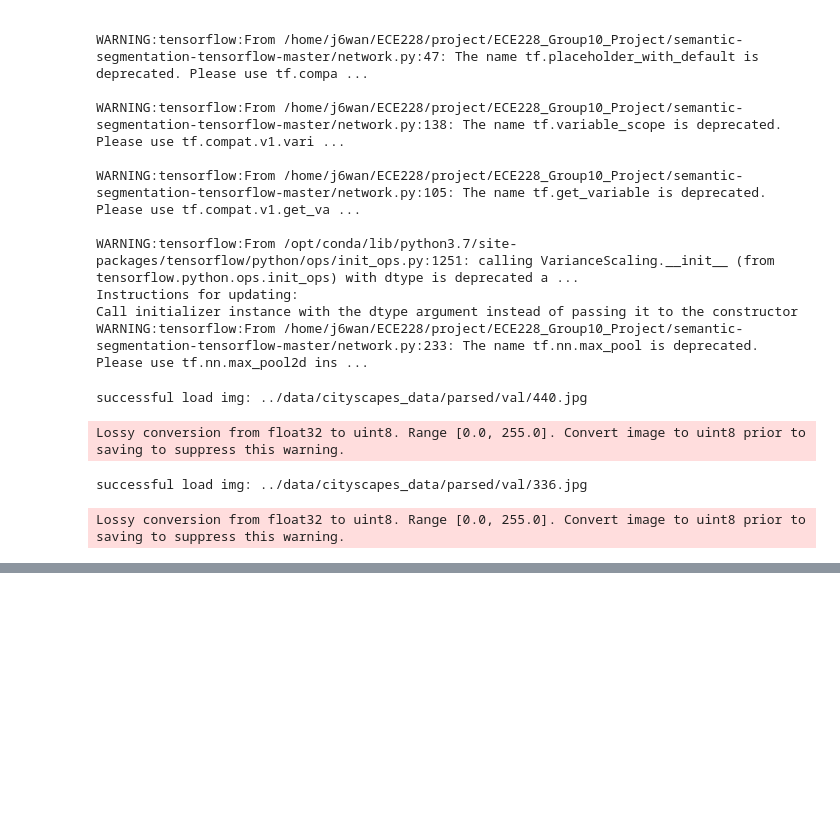
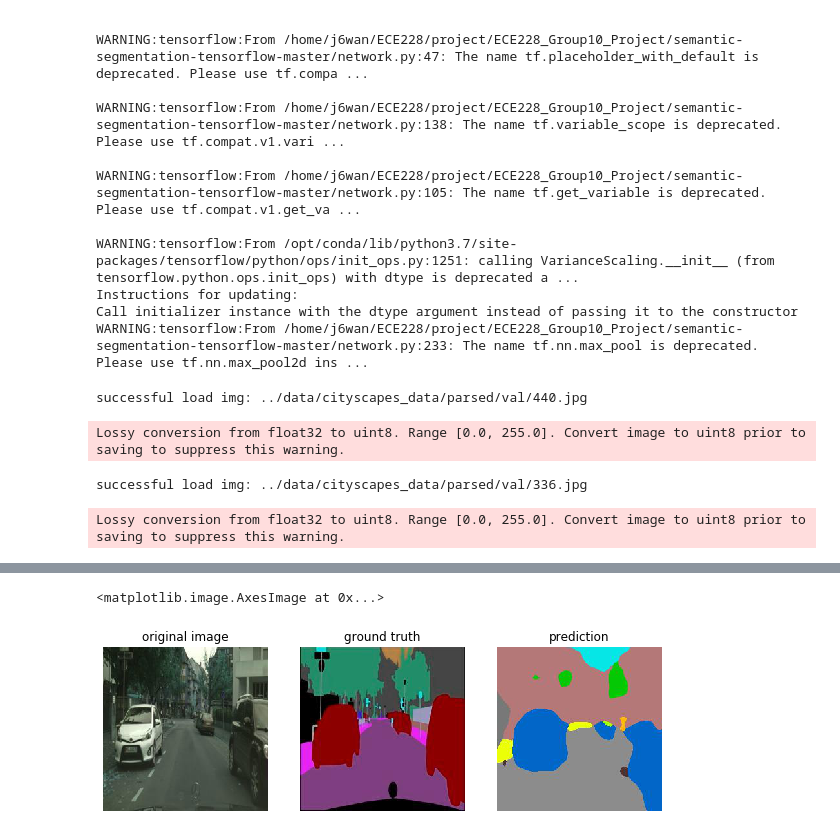
Before and after one commit to samuel-cowin/ECE228_Group10_Project, a Jupyter notebook: FCN-one_file_trainer/run_one_file_predict.ipynb, the cells around one changed output, grey strips where cells are left out. Cells and saved outputs as stored; diff of their text form; code cells hidden in the pictures; blank space fills up the shorter version.

```diff
--- a/FCN-one_file_trainer/run_one_file_predict.ipynb
+++ b/FCN-one_file_trainer/run_one_file_predict.ipynb
@@ -84,0 +121,21 @@ Image.open(save_dir + 'fcn' + '_' + model.img_name)
+# %%
+a = Image.open("../data/cityscapes_data/parsed/val/336.jpg")
+b = Image.open("./output/"+ 'fcn' + '_' +"336.jpg")
+c = Image.open("../data/cityscapes_data/parsed/val/Annotations/336.jpg")
+# %%
+plt.figure(figsize=(10, 16))
+plt.subplot(1, 3, 1)
+plt.title('original image')
+plt.axis('off')
+plt.imshow(a)
+plt.subplot(1, 3, 2)
+plt.title('ground truth')
+plt.axis('off')
+plt.imshow(c)
+plt.subplot(1, 3, 3)
+plt.title('prediction')
+plt.axis('off')
+plt.imshow(b)
+# %% [output]
+<matplotlib.image.AxesImage at 0x...>
+[figure, added]
```
Also changed, not shown: parts of 18 cells of this notebook, 2 other files.
